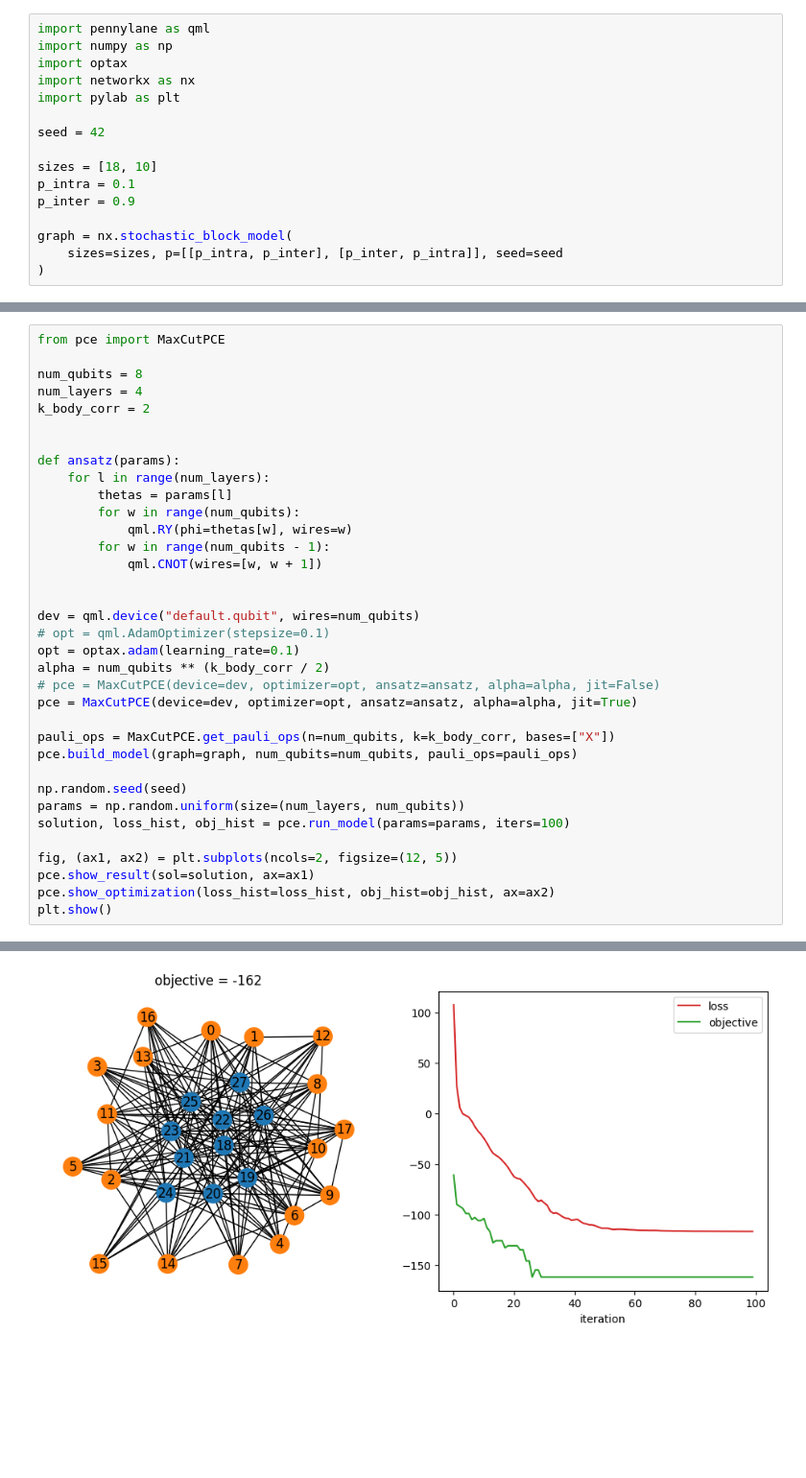
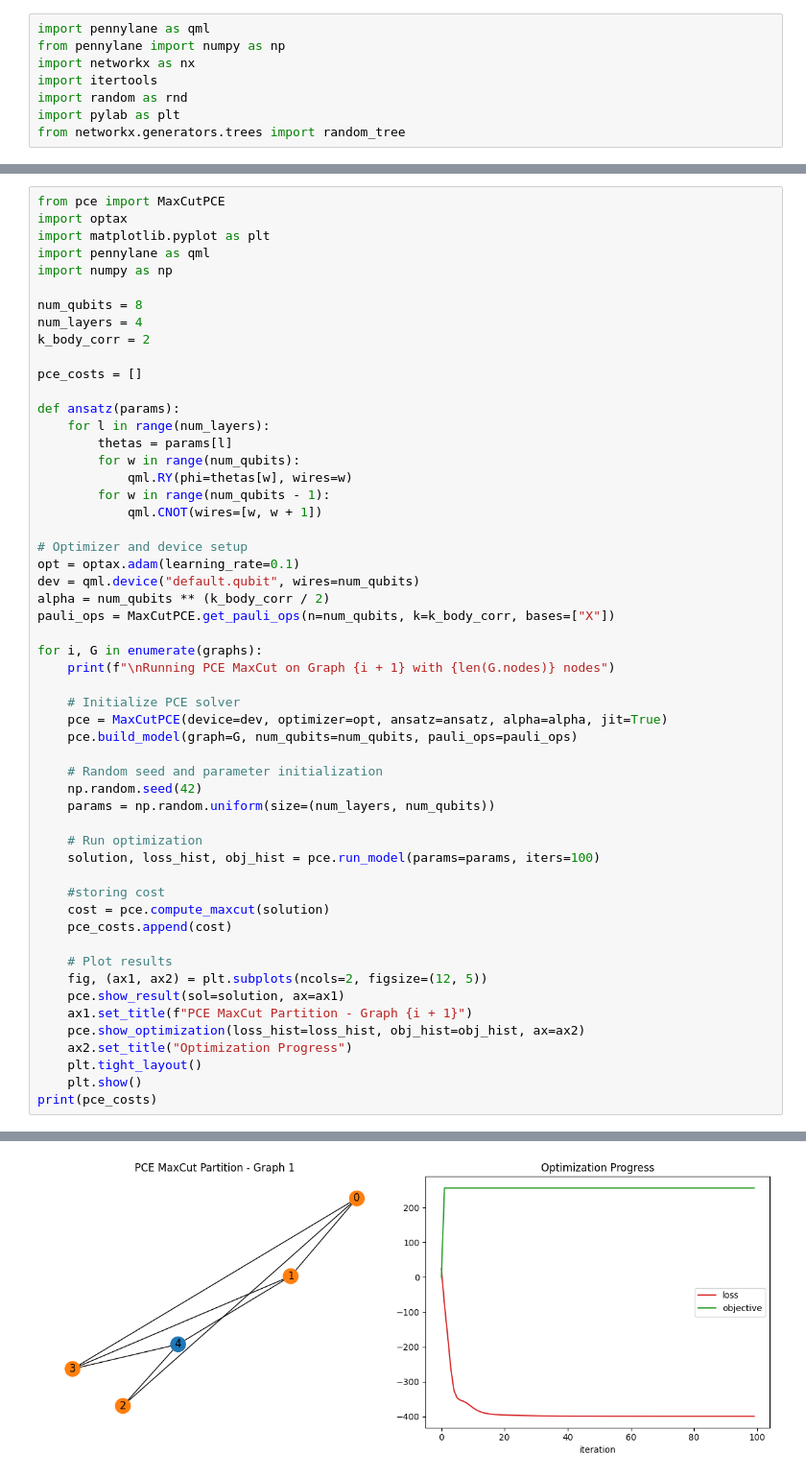
Before and after one commit to SimoneGasperini/PCE-quantum-opt, a Jupyter notebook: example_notebook.ipynb, the cells around one changed output, grey strips where cells are left out. Shown at 96% size. Drawn from its saved outputs; the diff is of its cells as text; blank space fills up the shorter version.

```diff
--- a/example_notebook.ipynb
+++ b/example_notebook.ipynb
@@ -1,16 +1,8 @@
 # %%
 import pennylane as qml
-import numpy as np
-import optax
+from pennylane import numpy as np
 import networkx as nx
+import itertools
+import random as rnd
 import pylab as plt
-
-seed = 42
-
-sizes = [18, 10]
-p_intra = 0.1
-p_inter = 0.9
-
-graph = nx.stochastic_block_model(
-    sizes=sizes, p=[[p_intra, p_inter], [p_inter, p_intra]], seed=seed
-)
+from networkx.generators.trees import random_tree
@@ -30,10 +131,15 @@ Restricted license - for non-production use only - expires 2026-11-23
 # %%
 from pce import MaxCutPCE
+import optax
+import matplotlib.pyplot as plt
+import pennylane as qml
+import numpy as np
 
 num_qubits = 8
 num_layers = 4
 k_body_corr = 2
 
+pce_costs = []
 
 def ansatz(params):
     for l in range(num_layers):
@@ -43,23 +149,37 @@ def ansatz(params):
         for w in range(num_qubits - 1):
             qml.CNOT(wires=[w, w + 1])
 
+# Optimizer and device setup
+opt = optax.adam(learning_rate=0.1)
+dev = qml.device("default.qubit", wires=num_qubits)
+alpha = num_qubits ** (k_body_corr / 2)
+pauli_ops = MaxCutPCE.get_pauli_ops(n=num_qubits, k=k_body_corr, bases=["X"])
 
-dev = qml.device("default.qubit", wires=num_qubits)
-# opt = qml.AdamOptimizer(stepsize=0.1)
-opt = optax.adam(learning_rate=0.1)
-alpha = num_qubits ** (k_body_corr / 2)
-# pce = MaxCutPCE(device=dev, optimizer=opt, ansatz=ansatz, alpha=alpha, jit=False)
-pce = MaxCutPCE(device=dev, optimizer=opt, ansatz=ansatz, alpha=alpha, jit=True)
+for i, G in enumerate(graphs):
+    print(f"\nRunning PCE MaxCut on Graph {i + 1} with {len(G.nodes)} nodes")
 
-pauli_ops = MaxCutPCE.get_pauli_ops(n=num_qubits, k=k_body_corr, bases=["X"])
-pce.build_model(graph=graph, num_qubits=num_qubits, pauli_ops=pauli_ops)
+    # Initialize PCE solver
+    pce = MaxCutPCE(device=dev, optimizer=opt, ansatz=ansatz, alpha=alpha, jit=True)
+    pce.build_model(graph=G, num_qubits=num_qubits, pauli_ops=pauli_ops)
 
-np.random.seed(seed)
-params = np.random.uniform(size=(num_layers, num_qubits))
-solution, loss_hist, obj_hist = pce.run_model(params=params, iters=100)
+    # Random seed and parameter initialization
+    np.random.seed(42)
+    params = np.random.uniform(size=(num_layers, num_qubits))
 
-fig, (ax1, ax2) = plt.subplots(ncols=2, figsize=(12, 5))
-pce.show_result(sol=solution, ax=ax1)
-pce.show_optimization(loss_hist=loss_hist, obj_hist=obj_hist, ax=ax2)
-plt.show()
+    # Run optimization
+    solution, loss_hist, obj_hist = pce.run_model(params=params, iters=100)
+
+    #storing cost
+    cost = pce.compute_maxcut(solution)
+    pce_costs.append(cost)
+
+    # Plot results
+    fig, (ax1, ax2) = plt.subplots(ncols=2, figsize=(12, 5))
+    pce.show_result(sol=solution, ax=ax1)
+    ax1.set_title(f"PCE MaxCut Partition - Graph {i + 1}")
+    pce.show_optimization(loss_hist=loss_hist, obj_hist=obj_hist, ax=ax2)
+    ax2.set_title("Optimization Progress")
+    plt.tight_layout()
+    plt.show()
+print(pce_costs)
 # %% [output]
@@ -67 +191 @@ WARNING:2025-05-17 21:08:48,904:jax._src.xla_bridge:967: An NVIDIA GPU may be pr
-[figure, old version]
+[figure, new version]
```
Also changed, not shown: parts of 5 cells of this notebook, 3 other files.
